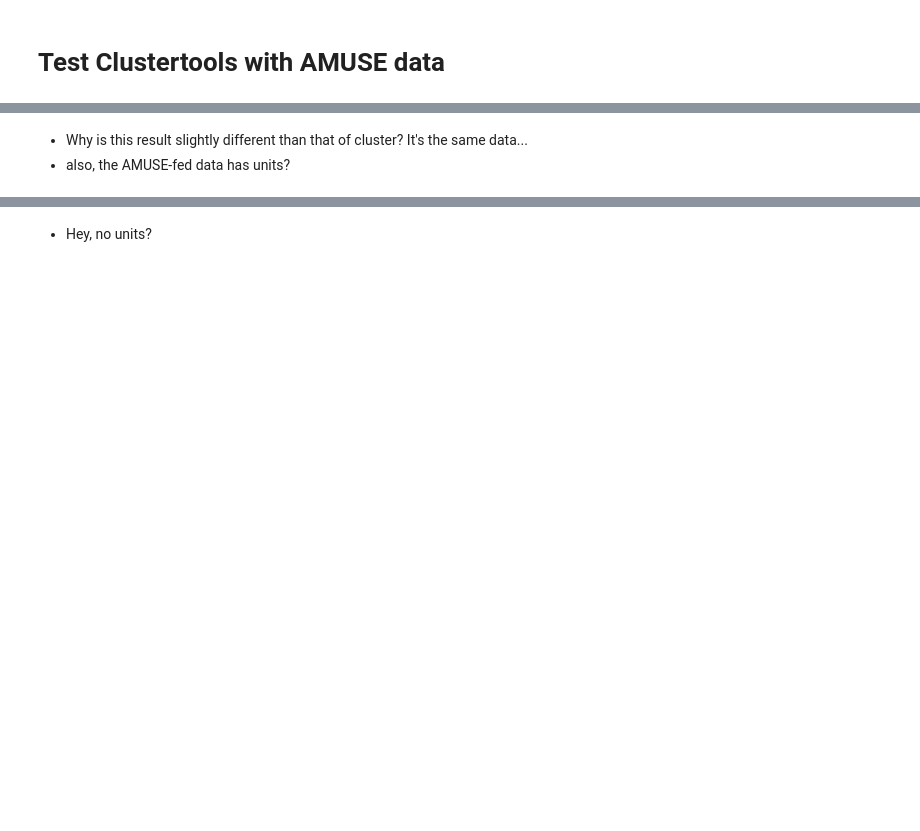
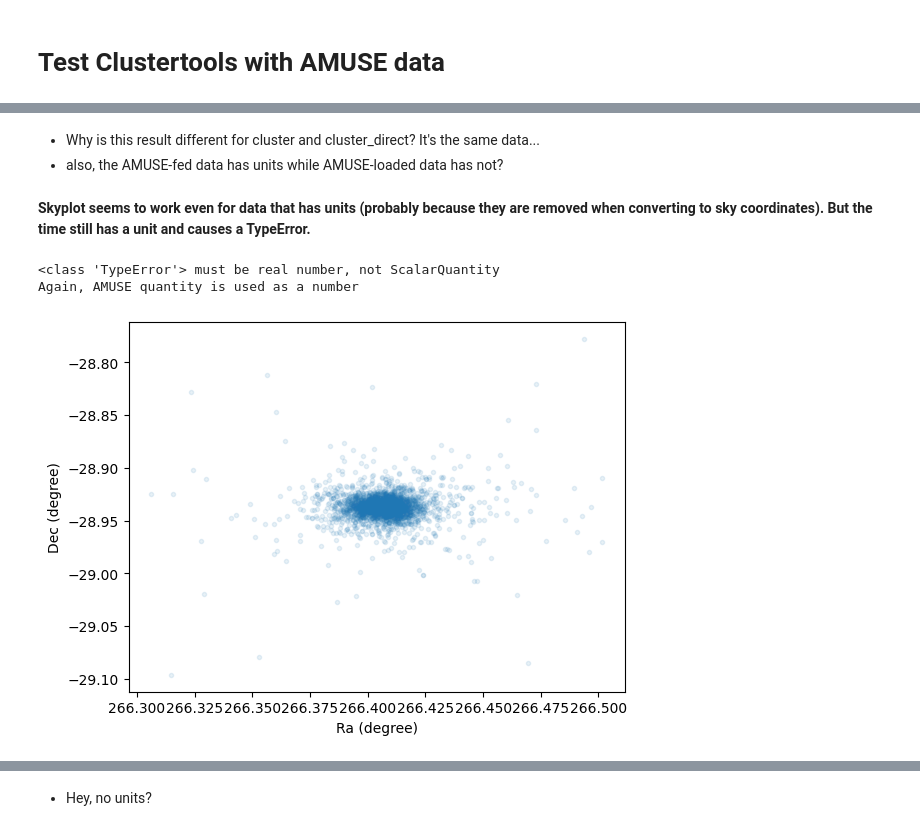
Before and after one commit to rieder/clustertools_amuse_test, a Jupyter notebook: amuse-clustertools.ipynb, the cells around one changed output, grey strips where cells are left out. Cells and saved outputs as stored; diff of their text form; code cells hidden in the pictures; blank space fills up the shorter version.

Commit message:
Update with results

```diff
--- a/amuse-clustertools.ipynb
+++ b/amuse-clustertools.ipynb
@@ -156,6 +234,16 @@ print('Virial Radius: ',cluster.virial_radius())
 # %% [markdown]
-- Why is this result slightly different than that of cluster? It's the same data...
-- also, the AMUSE-fed data has units?
+- Why is this result different for cluster and cluster_direct? It's the same data...
+- also, the AMUSE-fed data has units while AMUSE-loaded data has not?
+# %% [markdown]
+**Skyplot seems to work even for data that has units (probably because they are removed when converting to sky coordinates). But the time still has a unit and causes a TypeError.**
 # %%
-ct.skyplot(cluster)
+try:
+    ct.skyplot(cluster)
+except TypeError as err:
+    print(TypeError, err)
+    print("Again, AMUSE quantity is used as a number")
+# %% [output]
+<class 'TypeError'> must be real number, not ScalarQuantity
+Again, AMUSE quantity is used as a number
+[figure, added]
 # %%
```
Also changed, not shown: parts of 74 cells of this notebook.
